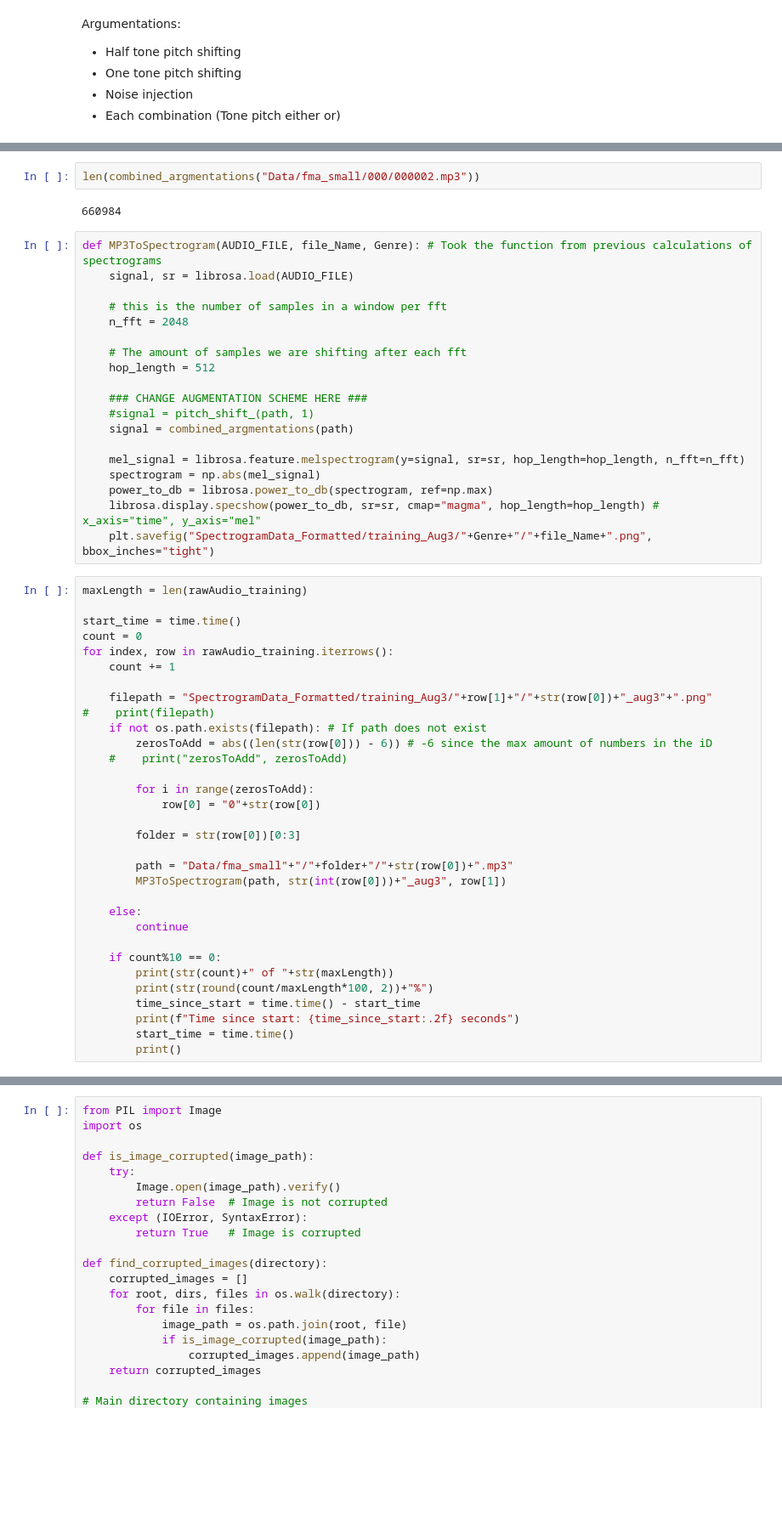
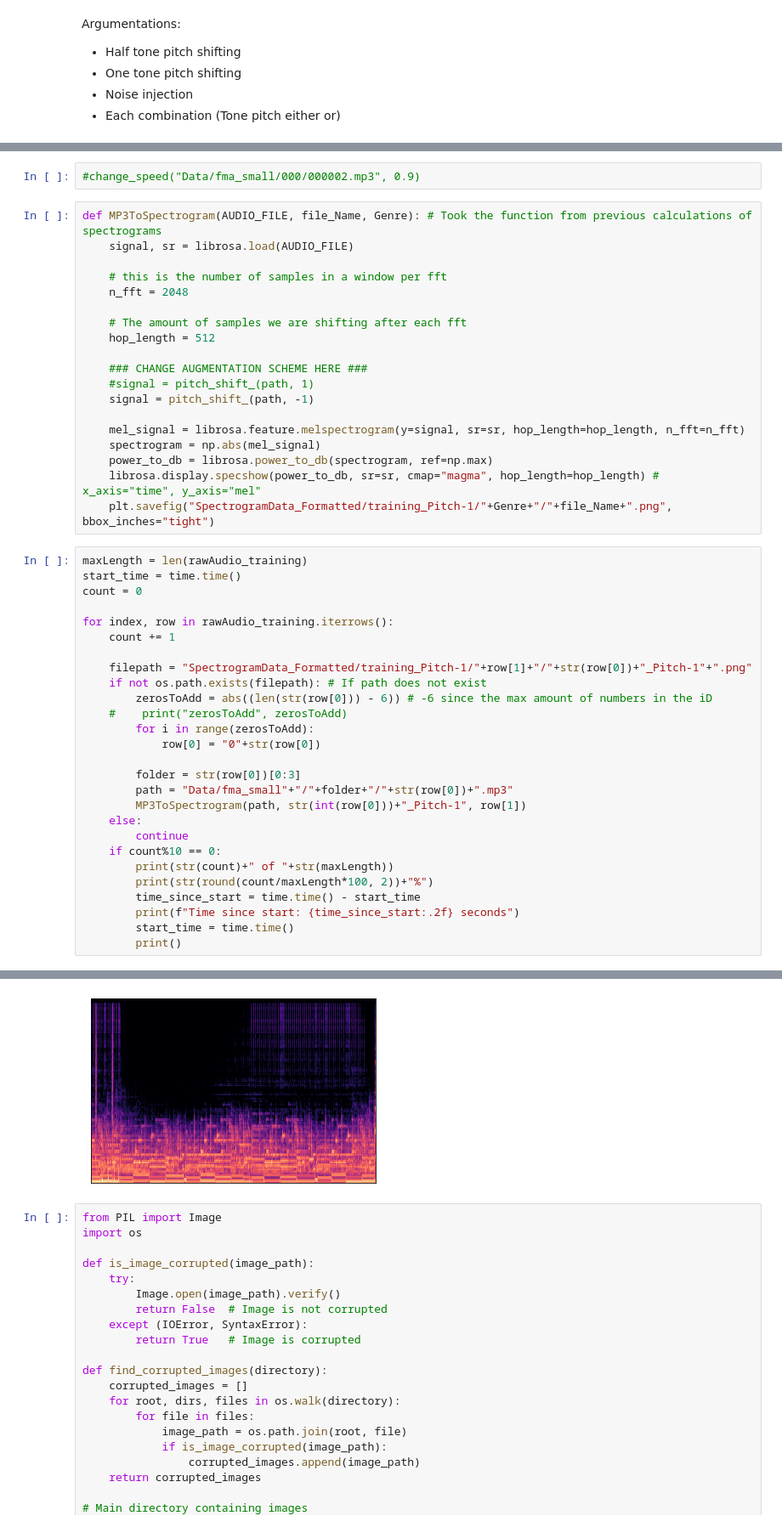
Before and after one commit to Yuzper/BachelorProjectMusic, a Jupyter notebook: Data Augmentation Test.ipynb, the cells around one changed output, grey strips where cells are left out. Shown at 85% size. Cells and saved outputs as stored; diff of their text form; blank space fills up the shorter version.

```diff
--- a/Data Augmentation Test.ipynb
+++ b/Data Augmentation Test.ipynb
@@ -70,7 +78,5 @@ def combined_argmentations(AUDIO_FILE): # 0.005 and 1
 # %%
-len(combined_argmentations("Data/fma_small/000/000002.mp3"))
+#change_speed("Data/fma_small/000/000002.mp3", 0.9)
-# %% [output]
-660984
 # %%
 def MP3ToSpectrogram(AUDIO_FILE, file_Name, Genre): # Took the function from previous calculations of spectrograms
     signal, sr = librosa.load(AUDIO_FILE)
@@ -83,38 +89,33 @@ def MP3ToSpectrogram(AUDIO_FILE, file_Name, Genre): # Took the function from pre
 
     ### CHANGE AUGMENTATION SCHEME HERE ###
     #signal = pitch_shift_(path, 1)
-    signal = combined_argmentations(path)
+    signal = pitch_shift_(path, -1)
 
     mel_signal = librosa.feature.melspectrogram(y=signal, sr=sr, hop_length=hop_length, n_fft=n_fft)
     spectrogram = np.abs(mel_signal)
     power_to_db = librosa.power_to_db(spectrogram, ref=np.max)
     librosa.display.specshow(power_to_db, sr=sr, cmap="magma", hop_length=hop_length) # x_axis="time", y_axis="mel"
-    plt.savefig("SpectrogramData_Formatted/training_Aug3/"+Genre+"/"+file_Name+".png", bbox_inches="tight")
+    plt.savefig("SpectrogramData_Formatted/training_Pitch-1/"+Genre+"/"+file_Name+".png", bbox_inches="tight")
 # %%
 maxLength = len(rawAudio_training)
-
 start_time = time.time()
 count = 0
+
 for index, row in rawAudio_training.iterrows():
     count += 1
 
-    filepath = "SpectrogramData_Formatted/training_Aug3/"+row[1]+"/"+str(row[0])+"_aug3"+".png"
-#    print(filepath)
+    filepath = "SpectrogramData_Formatted/training_Pitch-1/"+row[1]+"/"+str(row[0])+"_Pitch-1"+".png"
     if not os.path.exists(filepath): # If path does not exist
         zerosToAdd = abs((len(str(row[0])) - 6)) # -6 since the max amount of numbers in the iD
     #    print("zerosToAdd", zerosToAdd)
-
         for i in range(zerosToAdd):
             row[0] = "0"+str(row[0])
 
         folder = str(row[0])[0:3]
-
         path = "Data/fma_small"+"/"+folder+"/"+str(row[0])+".mp3"
-        MP3ToSpectrogram(path, str(int(row[0]))+"_aug3", row[1])
-
+        MP3ToSpectrogram(path, str(int(row[0]))+"_Pitch-1", row[1])
     else:
         continue
-
     if count%10 == 0:
         print(str(count)+" of "+str(maxLength))
         print(str(round(count/maxLength*100, 2))+"%")
@@ -122,3 +123,4 @@ for index, row in rawAudio_training.iterrows():
         print(f"Time since start: {time_since_start:.2f} seconds")
         start_time = time.time()
         print()
+# %% [output]
@@ -125,3 +144,4 @@ for index, row in rawAudio_training.iterrows():
+[figure, added]
 # %%
 from PIL import Image
 import os
```
Also changed, not shown: parts of 2 cells of this notebook, 37 other files.
